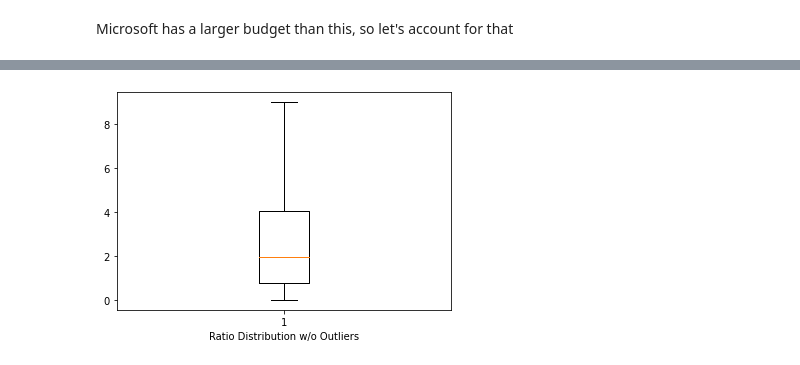
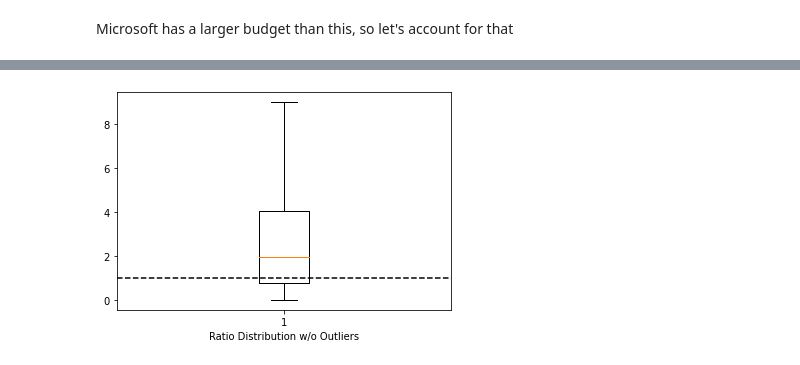
Before and after one commit to DanlBradley/dsc-phase-1-project-v2-3, a Jupyter notebook: alex.ipynb, the cells around one changed output, grey strips where cells are left out. Drawn from its saved outputs; the diff is of its cells as text; code cells hidden in the pictures.

```diff
--- a/alex.ipynb
+++ b/alex.ipynb
@@ -313,9 +325,10 @@ tn_unflated_db.loc[tn_unflated_db['production_budget'] >= 400000].sort_values('r
 # %%
 fiq, ax = plt.subplots()
 
 ax.boxplot(tn_unflated_db['ratio'], showfliers = False)
 ax.set_xlabel('Ratio Distribution w/o Outliers')
+ax.axhline(y = 1, c = '#000000', linestyle = '--')
 
 plt.show()
 # %% [output]
-[figure, old version]
+[figure, new version]
```
Also changed, not shown: parts of 20 cells of this notebook, 1 other file.
